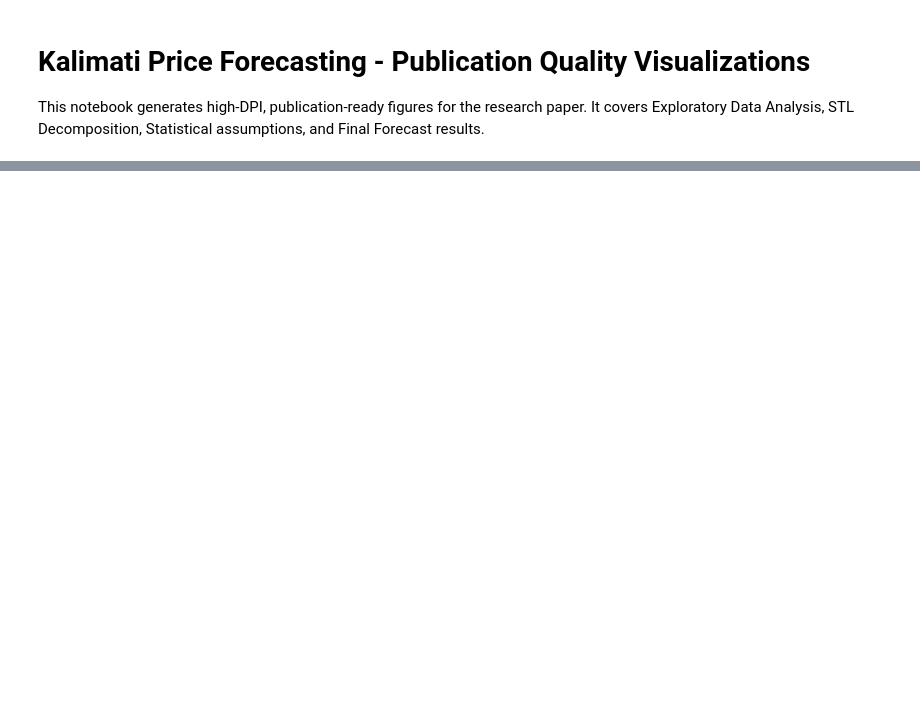
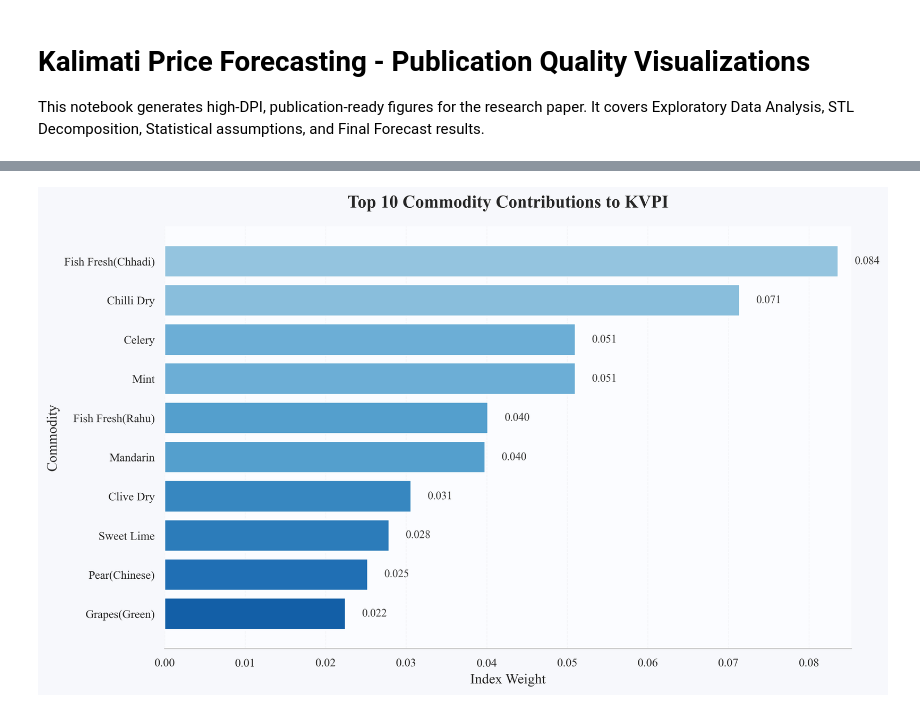
Before and after one commit to sahajrajmalla/nepal-vegetable-price, a Jupyter notebook: kalimati_price_forecasting/viz.ipynb, the cells around one changed output, grey strips where cells are left out. Saved outputs shown, nothing was run; the diff lists cells and outputs as text; code cells hidden in the pictures; blank space fills up the shorter version.

```diff
--- a/kalimati_price_forecasting/viz.ipynb
+++ b/kalimati_price_forecasting/viz.ipynb
@@ -156,0 +862,80 @@ for h in horizons:
+# %%
+from pathlib import Path
+import pandas as pd
+import matplotlib.pyplot as plt
+import seaborn as sns
+
+out_dir = Path("outputs/report_figures")
+out_dir.mkdir(parents=True, exist_ok=True)
+
+sns.set_theme(style="whitegrid", context="paper")
+plt.rcParams.update({
+    "font.family": "serif",
+    "font.serif": ["Times New Roman", "DejaVu Serif", "Times"],
+    "mathtext.fontset": "stix",
+    "figure.dpi": 300,
+    "savefig.dpi": 300,
+    "savefig.bbox": "tight",
+    "savefig.facecolor": "white",
+    "savefig.edgecolor": "white",
+    "axes.titlesize": 15,
+    "axes.labelsize": 12,
+    "xtick.labelsize": 10,
+    "ytick.labelsize": 10,
+    "axes.spines.top": False,
+    "axes.spines.right": False,
+    "axes.linewidth": 0.9,
+    "grid.alpha": 0.15,
+    "grid.linestyle": "--",
+    "grid.linewidth": 0.6,
+    "axes.unicode_minus": False,
+})
+
+df = pd.read_csv("outputs/reports/kvpi_commodity_contributions.csv")
+top = df.sort_values("Index_Weight", ascending=False).head(10).copy()
+top = top.sort_values("Index_Weight", ascending=True)
+
+fig, ax = plt.subplots(figsize=(10.5, 6.5))
+fig.patch.set_facecolor("#f7f8fc")
+ax.set_facecolor("#fbfcff")
+
+norm = (top["CV_Volatility"] - top["CV_Volatility"].min()) / (top["CV_Volatility"].max() - top["CV_Volatility"].min() + 1e-9)
+colors = plt.cm.Blues(0.40 + 0.42 * norm)
+
+bars = ax.barh(
+    top["Commodity"],
+    top["Index_Weight"],
+    color=colors,
+    edgecolor="white",
+    linewidth=0.8,
+    zorder=3
+)
+
+ax.set_title("Top 10 Commodity Contributions to KVPI", pad=16, fontweight="bold")
+ax.set_xlabel("Index Weight")
+ax.set_ylabel("Commodity")
+
+xmax = top["Index_Weight"].max()
+for bar, val in zip(bars, top["Index_Weight"]):
+    ax.text(
+        val + xmax * 0.025,
+        bar.get_y() + bar.get_height() / 2,
+        f"{val:.3f}",
+        va="center",
+        ha="left",
+        fontsize=9.5,
+        color="0.20"
+    )
+
+ax.grid(True, axis="x")
+ax.grid(False, axis="y")
+ax.margins(x=0.02)
+sns.despine(ax=ax, left=True, bottom=False)
+
+save_path = out_dir / "08_kvpi_top10_commodity_contributions.png"
+fig.savefig(save_path, dpi=300, bbox_inches="tight")
+print(f"Saved to: {save_path.resolve()}")
+
+plt.show()
+plt.close(fig)
+# %% [output]
@@ -156,0 +943 @@ for h in horizons:
+[figure, added]
```
Also changed, not shown: parts of 15 cells of this notebook.
